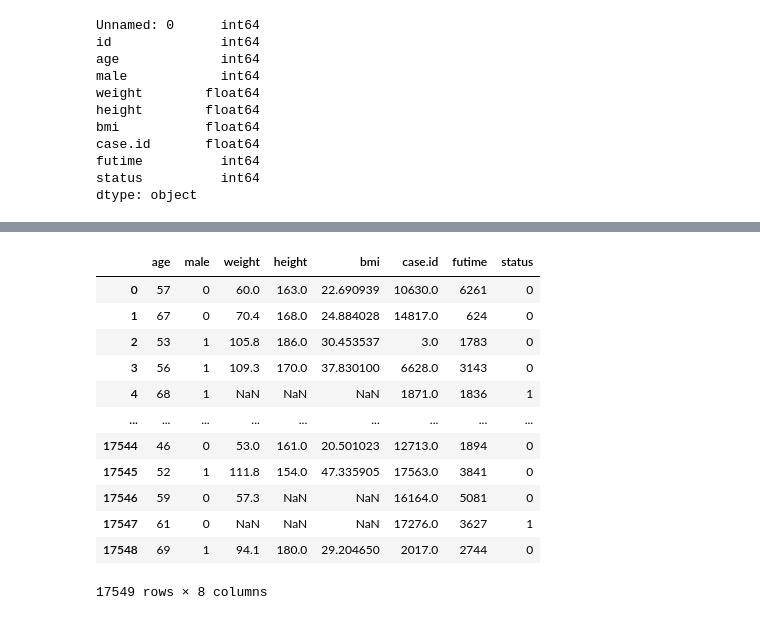
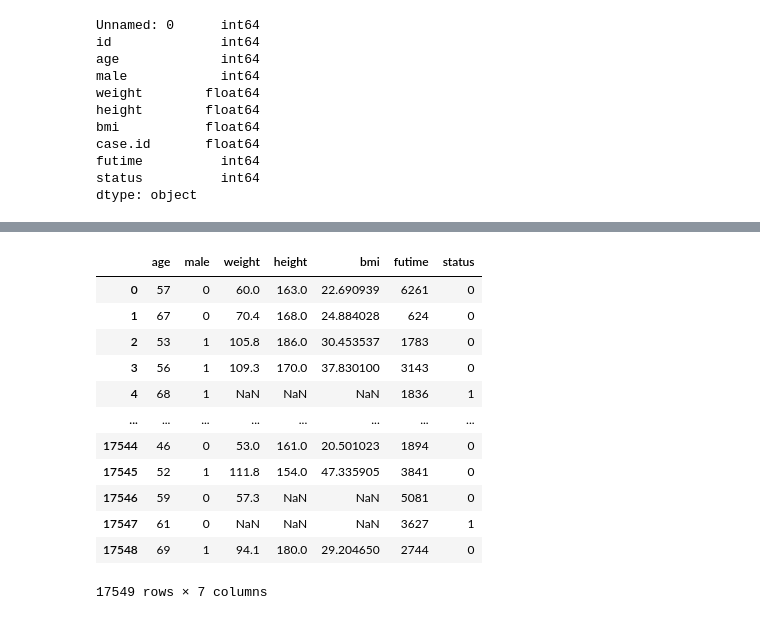
Before and after one commit to jithinpo/NAFLD-prediction, a Jupyter notebook: NAFLD_CL.ipynb, the cells around one changed output, grey strips where cells are left out. Saved outputs shown, nothing was run; the diff lists cells and outputs as text; code cells hidden in the pictures.

```diff
--- a/NAFLD_CL.ipynb
+++ b/NAFLD_CL.ipynb
@@ -43,21 +104,22 @@ dtype: object
 # %%
 df.drop(['Unnamed: 0'],axis=1,inplace=True)
 df.drop(['id'],axis=1,inplace=True)
+df.drop(['case.id'],axis=1,inplace=True)
 df
 # %% [output]
-|  | age | male | weight | height | bmi | case.id | futime | status |
-| 0 | 57 | 0 | 60.0 | 163.0 | 22.690939 | 10630.0 | 6261 | 0 |
-| 1 | 67 | 0 | 70.4 | 168.0 | 24.884028 | 14817.0 | 624 | 0 |
-| 2 | 53 | 1 | 105.8 | 186.0 | 30.453537 | 3.0 | 1783 | 0 |
-| 3 | 56 | 1 | 109.3 | 170.0 | 37.830100 | 6628.0 | 3143 | 0 |
-| 4 | 68 | 1 | NaN | NaN | NaN | 1871.0 | 1836 | 1 |
-| ... | ... | ... | ... | ... | ... | ... | ... | ... |
-| 17544 | 46 | 0 | 53.0 | 161.0 | 20.501023 | 12713.0 | 1894 | 0 |
-| 17545 | 52 | 1 | 111.8 | 154.0 | 47.335905 | 17563.0 | 3841 | 0 |
-| 17546 | 59 | 0 | 57.3 | NaN | NaN | 16164.0 | 5081 | 0 |
-| 17547 | 61 | 0 | NaN | NaN | NaN | 17276.0 | 3627 | 1 |
-| 17548 | 69 | 1 | 94.1 | 180.0 | 29.204650 | 2017.0 | 2744 | 0 |
+|  | age | male | weight | height | bmi | futime | status |
+| 0 | 57 | 0 | 60.0 | 163.0 | 22.690939 | 6261 | 0 |
+| 1 | 67 | 0 | 70.4 | 168.0 | 24.884028 | 624 | 0 |
+| 2 | 53 | 1 | 105.8 | 186.0 | 30.453537 | 1783 | 0 |
+| 3 | 56 | 1 | 109.3 | 170.0 | 37.830100 | 3143 | 0 |
+| 4 | 68 | 1 | NaN | NaN | NaN | 1836 | 1 |
+| ... | ... | ... | ... | ... | ... | ... | ... |
+| 17544 | 46 | 0 | 53.0 | 161.0 | 20.501023 | 1894 | 0 |
+| 17545 | 52 | 1 | 111.8 | 154.0 | 47.335905 | 3841 | 0 |
+| 17546 | 59 | 0 | 57.3 | NaN | NaN | 5081 | 0 |
+| 17547 | 61 | 0 | NaN | NaN | NaN | 3627 | 1 |
+| 17548 | 69 | 1 | 94.1 | 180.0 | 29.204650 | 2744 | 0 |
-17549 rows × 8 columns
+17549 rows × 7 columns
 # %%
 df.isna().sum()
 # %% [output]
```
Also changed, not shown: parts of 30 cells of this notebook.
